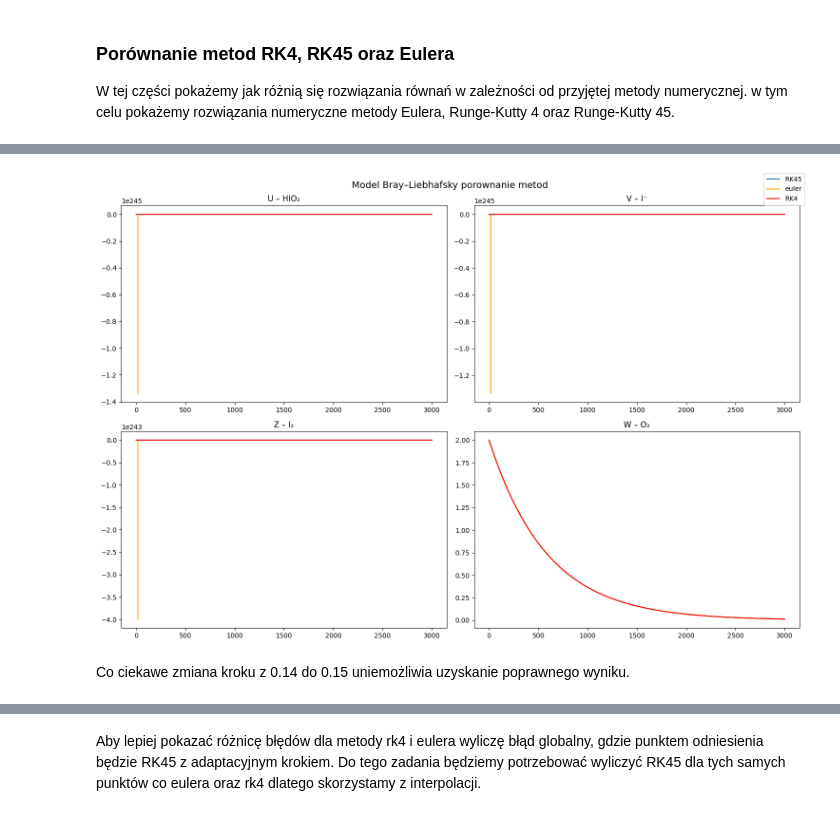
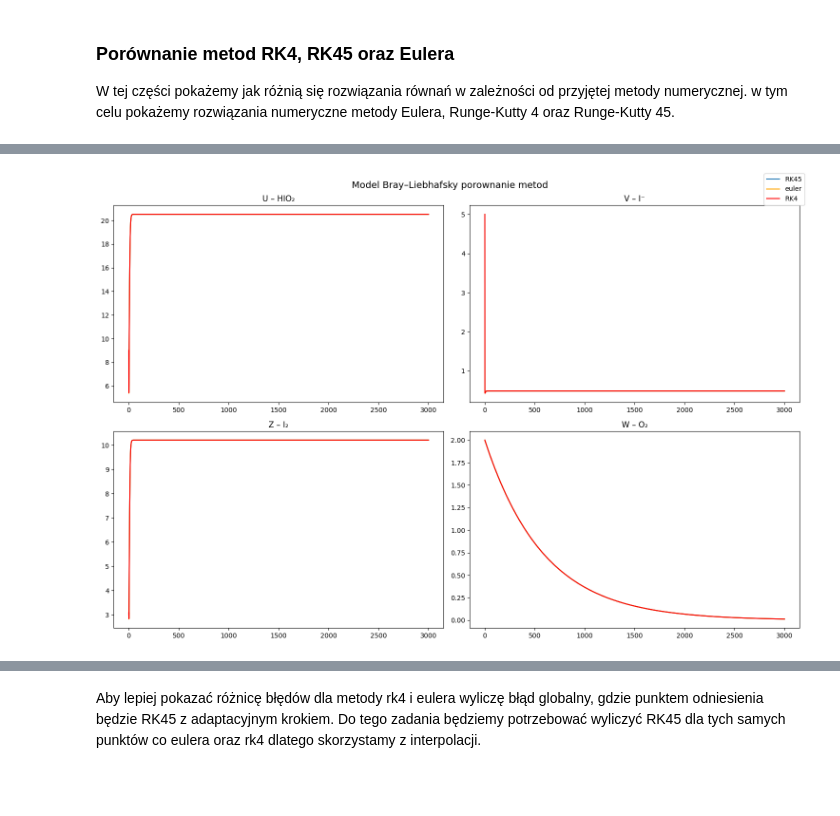
Before and after one commit to Karol-Garbaczewski/Kinetyka-Chemiczna---reakcja-Braya-Liebhafski-ego, a Jupyter notebook: main.ipynb, the cells around one changed output, grey strips where cells are left out. Cells and saved outputs as stored; diff of their text form; code cells hidden in the pictures; blank space fills up the shorter version.

```diff
--- a/main.ipynb
+++ b/main.ipynb
@@ -242,7 +240,7 @@ def rk4_method(fun, t0, y0, h, n_steps, args):
                 t0: wartość początkowa argumentu t
                 y0: wartość początkowa funkcji y
                 h: wielkość kroku
-                steps: ilość kroków
+                n_steps: ilość kroków
                 args: parametry modelu
                 """
     t = np.linspace(t0, t0 + n_steps * h, n_steps + 1)
@@ -399,0 +371,13 @@ bl_model(U0, V0, Z0, W0, R1, R2, R3, R4, R5, R6, R7)
+# %%
+U0 = 5 #00
+V0 = 9 #95
+Z0 = 3
+W0 = 2
+
+R1 = 1.0035 #
+R2 = 1 # 1.99 mega dziwny
+R3 = 1.99 #
+R4 = 0.0028 #
+R5 = 1 # 1.99 mega dziwny
+R6 = 0.0017 #
+R7 = 0.02 #
@@ -400 +402,14 @@ bl_model(U0, V0, Z0, W0, R1, R2, R3, R4, R5, R6, R7)
+# %%
+U0_2 = 9 #00
+V0_2 = 5 #95
+Z0_2 = 3
+W0_2 = 2
+
+R1_2 = 1.0035 #
+R2_2 = 1.99 #
+R3_2 = 1 #
+R4_2 = 0.0028 #
+R5_2 = 1.99 # 1.99 mega dziwny
+R6_2 = 0.0017 #
+R7_2 = 0.02 #
 # %%
@@ -522,6 +566,4 @@ Dopiero dla kroku niższego o rząd wielkości otrzymujemy wyniki podobne jak z
 # %%
-bl_model_comparssion(U0, V0, Z0, W0, R1, R2, R3, R4, R5, R6, R7, step=0.015, t_max=3000)
+bl_model_comparssion(U0_2, V0_2, Z0_2, W0_2, R1_2, R2_2, R3_2, R4_2, R5_2, R6_2, R7_2, step=0.014, t_max=3000)
 # %% [output]
-[figure, old version]
+[figure, new version]
-# %% [markdown]
-Co ciekawe zmiana kroku z 0.14 do 0.15 uniemożliwia uzyskanie poprawnego wyniku.
```
Also changed, not shown: parts of 24 cells of this notebook.
